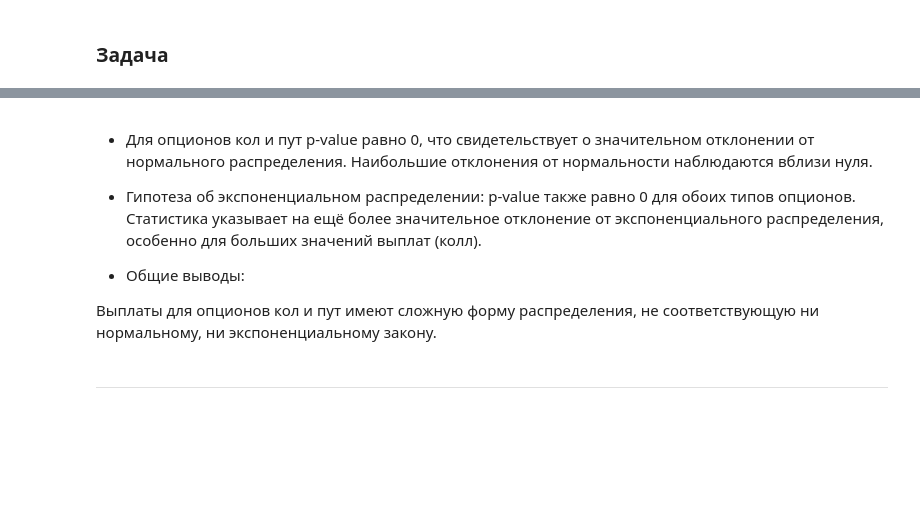
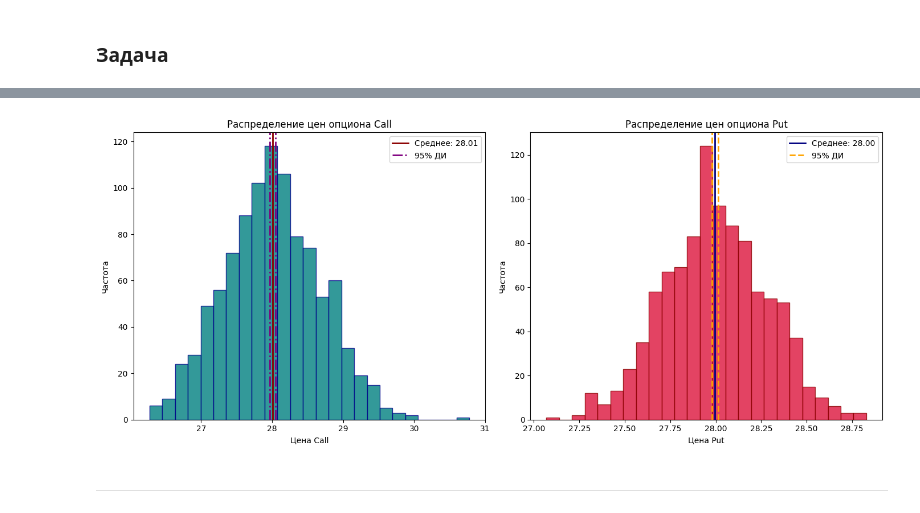
Before and after one commit to AstemirGongapshev/GSFP_2024, a Jupyter notebook: lab_5_GSFP.ipynb, the cells around one changed output, grey strips where cells are left out. Saved outputs shown, nothing was run; the diff lists cells and outputs as text; code cells hidden in the pictures; blank space fills up the shorter version.

```diff
--- a/lab_5_GSFP.ipynb
+++ b/lab_5_GSFP.ipynb
@@ -292,24 +292,0 @@ plt.show()
-# %%
-# МС оценка для кол и пут опционов
-n_steps = 5000
-n_sims = 1000
-N_sims = 1000
-
-dt = T / (n_steps - 1)
-COV = sigma.T * rho * sigma
-
-S = np.zeros((n_sims, 4))
-S[...] = F
-
-for i in tqdm(range(n_steps - 1)):
-    dW = np.random.multivariate_normal(np.zeros(4), COV, size=N_sims) * np.sqrt(dt)
-    dS = r * S * dt + S * dW
-    S += dS
-
-portfolio_values = S @ w
-
-call_price_mc = np.maximum(portfolio_values - K, 0).mean()
-put_price_mc = np.maximum(K - portfolio_values, 0).mean()
-
-print('Call price by Monte-Carlo:', call_price_mc)
-print('Put price by Monte-Carlo:', put_price_mc)
@@ -441,12 +379,0 @@ call_test, put_test, call_exp_test, put_exp_test
-# %% [markdown]
-* Для опционов кол и пут
-p-value равно 0, что свидетельствует о значительном отклонении от нормального распределения.
-Наибольшие отклонения от нормальности наблюдаются вблизи нуля.
-
-* Гипотеза об экспоненциальном распределении:
-p-value также равно 0 для обоих типов опционов.
-Статистика указывает на ещё более значительное отклонение от экспоненциального распределения, особенно для больших значений выплат (колл).
-
-* Общие выводы:
-
-Выплаты для опционов кол и пут имеют сложную форму распределения, не соответствующую ни нормальному, ни экспоненциальному закону.
@@ -453,3 +444,11 @@ p-value также равно 0 для обоих типов опционов.
+# %%
+
+N_mc = 10000
+M = 1000
+
+results = analyze_MC_distribution_v2(S, K, T, w, r, q, rho, sigma, N_mc, M)
+# %% [output]
+[figure, added]
 # %% [markdown]
 ---
 # %% [markdown]
```
Also changed, not shown: parts of 28 cells of this notebook.
